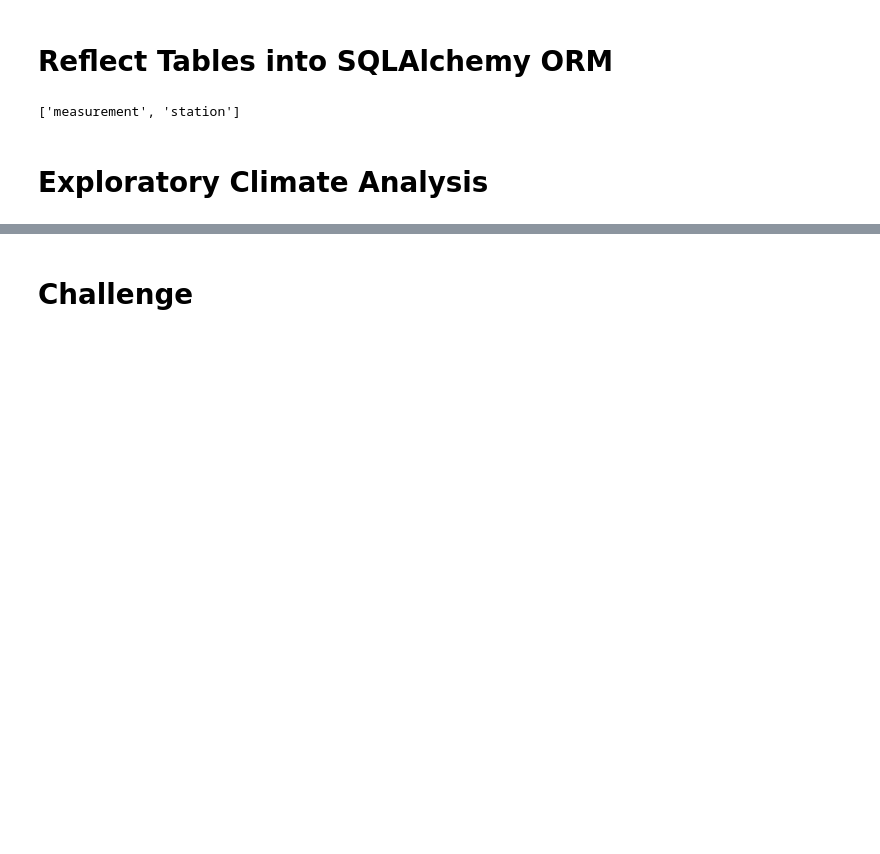
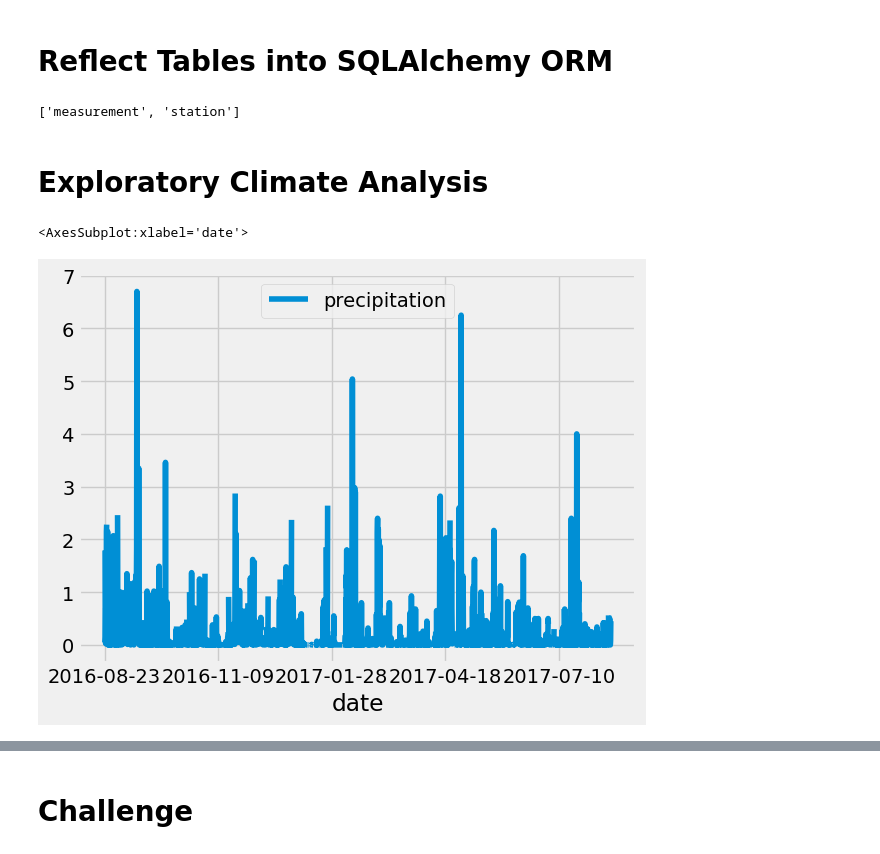
Before and after one commit to ldvermunt/surfs_up, a Jupyter notebook: climate_analysis.ipynb, the cells around one changed output, grey strips where cells are left out. Saved outputs shown, nothing was run; the diff lists cells and outputs as text; code cells hidden in the pictures; blank space fills up the shorter version.

```diff
--- a/climate_analysis.ipynb
+++ b/climate_analysis.ipynb
@@ -34,20 +34,31 @@ Measurement = Base.classes.measurement
 Station = Base.classes.station
 # %%
 # Create our session (link) from Python to the DB
+session = Session(engine)
 # %% [markdown]
 # Exploratory Climate Analysis
 # %%
 # Design a query to retrieve the last 12 months of precipitation data and plot the results.
 #Starting from the last data point in the database.
 
 # Calculate the date one year from the last date in data set.
-
+prev_year = dt.date(2017, 8, 23) - dt.timedelta(days=365)
 # Perform a query to retrieve the data and precipitation scores
+results = []
+results = session.query(Measurement.date, Measurement.prcp).filter(Measurement.date >= prev_year).all()
 
 # Save the query results as a Pandas DataFrame and set the index to the date column
+df = pd.DataFrame(results, columns=['date','precipitation'])
 
-# Sort the dataframe by date
+# Sort the dataframe by date and eliminate the index when printing it out (#'d out)
+df.set_index(df['date'], inplace = True)
+df = df.sort_index()
+#print(df.to_string(index=False))
 
 # Use Pandas Plotting with Matplotlib to plot the data
+df.plot()
+# %% [output]
+<AxesSubplot:xlabel='date'>
+[figure, added]
 # %%
 # Use Pandas to calcualte the summary statistics for the precipitation data
```
Also changed, not shown: parts of 1 cell of this notebook.
